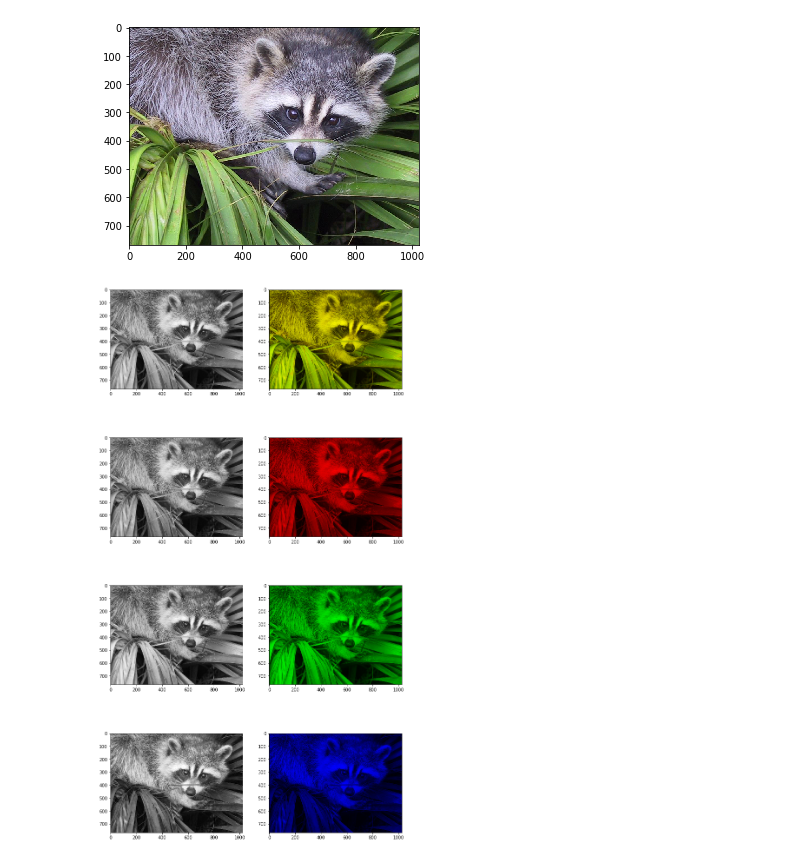
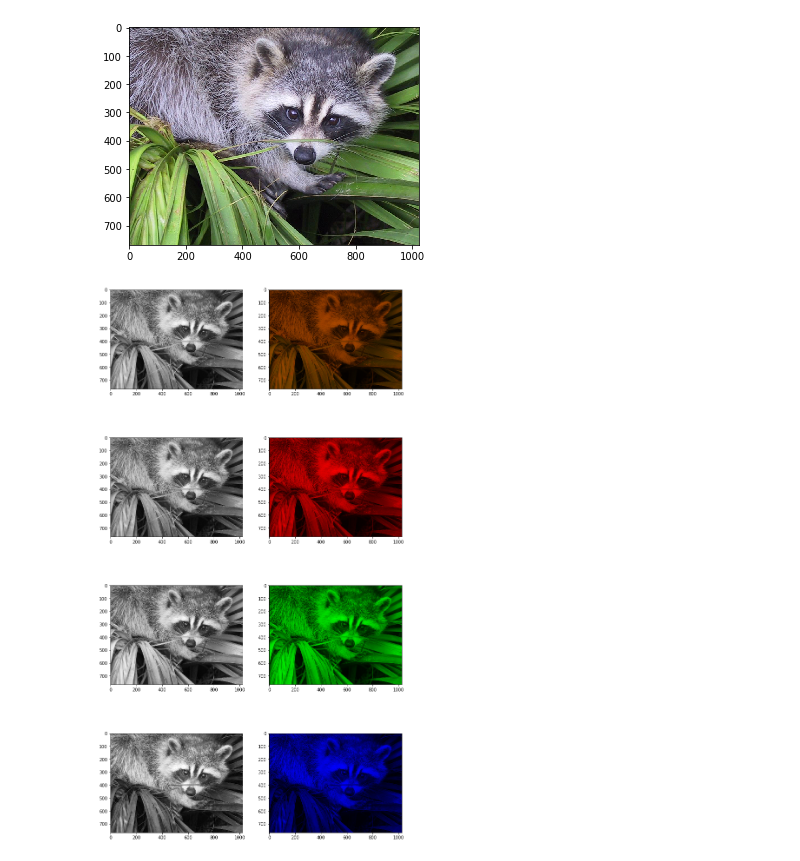
Before and after one commit to chanokin/convert_to_roc, a Jupyter notebook: color_encoding.ipynb, the cells around one changed output. Saved outputs shown, nothing was run; the diff lists cells and outputs as text; code cells hidden in the pictures.

Commit message:
trying orange as yellow and red

```diff
--- a/color_encoding.ipynb
+++ b/color_encoding.ipynb
@@ -17,10 +18,14 @@ plt.show()
 [figure]
 # %%
 RED, GREEN, BLUE = range(3)
+WRED, WGREEN = 0.7, 0.3
 # yellow = (face[:, :, RED] * 0.299000 + face[:, :, GREEN] * 0.587000)
-yellow = (face[:, :, RED] * 0.5 + face[:, :, GREEN] * 0.5)
+# yellow = (face[:, :, RED] * 0.5 + face[:, :, GREEN] * 0.5)
+yellow = (face[:, :, RED] * WRED + face[:, :, GREEN] * WGREEN)
 yellow2 = face.copy()
 yellow2[:, :, BLUE] = 0
+yellow2[:, :, RED] *= WRED
+yellow2[:, :, GREEN] *= WGREEN
 
 red = face[:, :, RED]
 red2 = face.copy()
@@ -36,34 +41,34 @@ blue = face[:, :, BLUE]
 blue2 = face.copy()
 blue2[:, :, RED] = 0
 blue2[:, :, GREEN] = 0
 
 fw = 6
 plt.figure(figsize=(2*fw, 4*fw))
 
 plt.subplot(4, 2, 1)
 plt.imshow(yellow, cmap='gray')
 plt.subplot(4, 2, 2)
 plt.imshow(yellow2)
 
 plt.subplot(4, 2, 3)
 plt.imshow(red, cmap='gray')
 plt.subplot(4, 2, 4)
 plt.imshow(red2)
 
 plt.subplot(4, 2, 5)
 plt.imshow(green, cmap='gray')
 plt.subplot(4, 2, 6)
 plt.imshow(green2)
 
 plt.subplot(4, 2, 7)
 plt.imshow(blue, cmap='gray')
 plt.subplot(4, 2, 8)
 plt.imshow(blue2)
 
 
 plt.show()
 # %% [output]
-[figure, old version]
+[figure, new version]
 # %%
 fig = plt.figure(figsize=(fw*3, fw*3))
 by = blue - yellow
```
Also changed, not shown: parts of 5 cells of this notebook, 6 other files.
